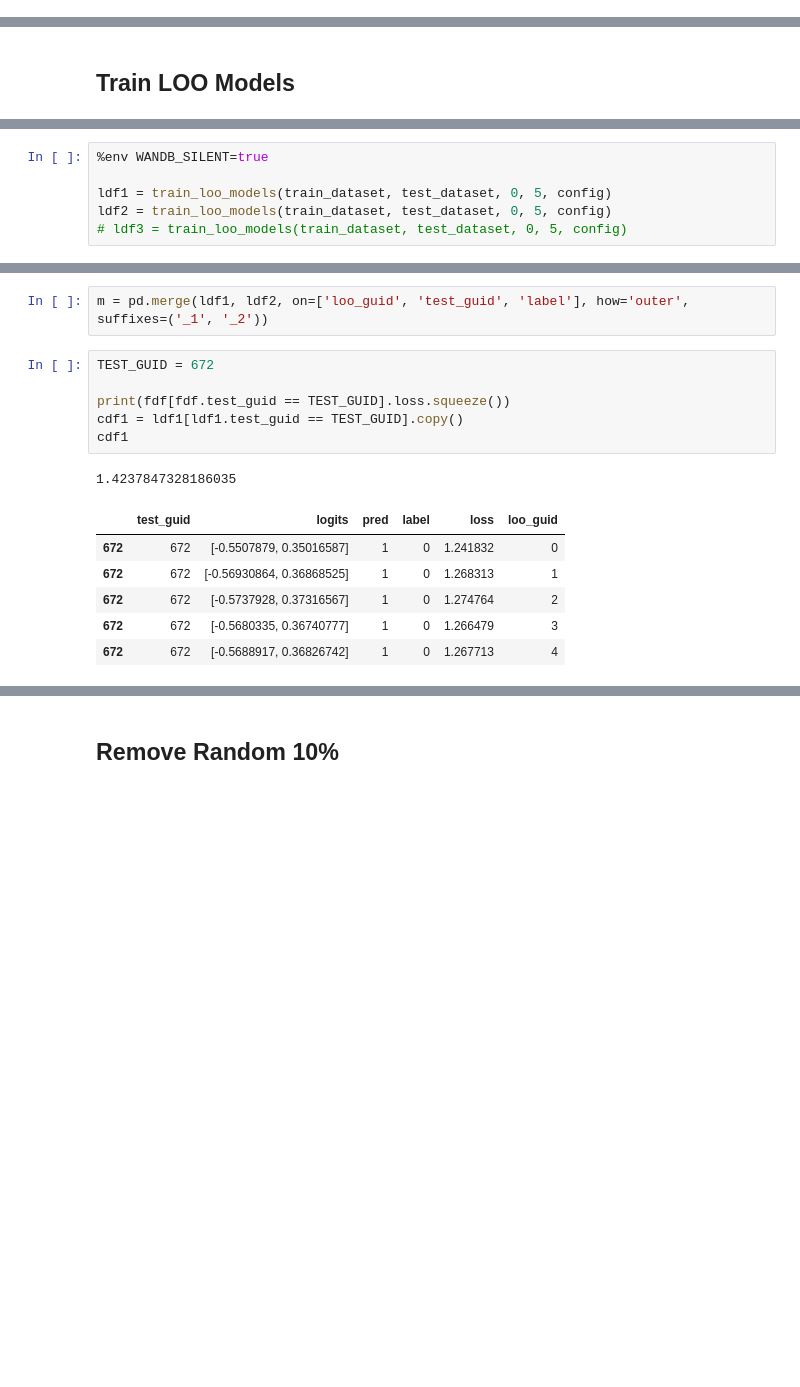
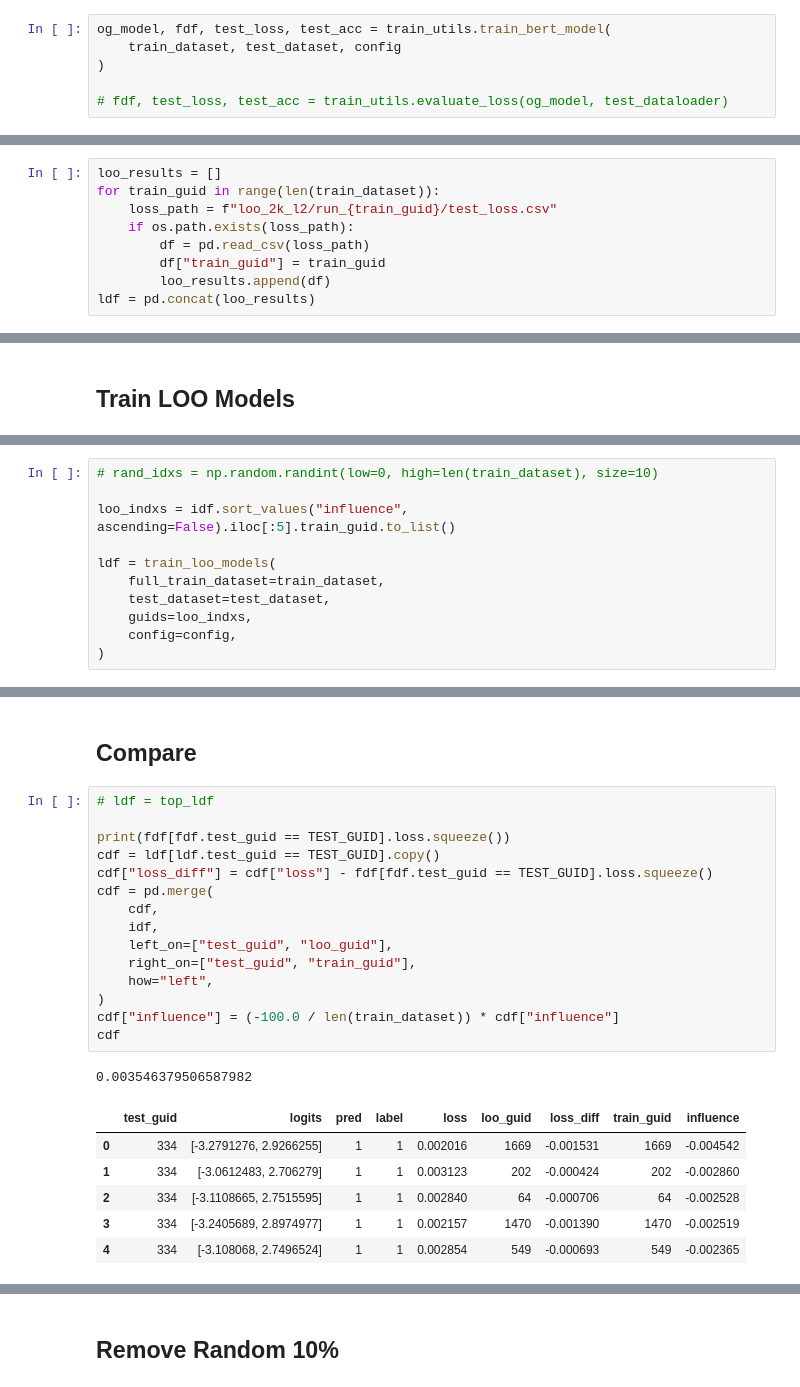
Before and after one commit to patcao/sentiment-influence-function, a Jupyter notebook: LOO-compare.ipynb, the cells around one changed output, grey strips where cells are left out. Cells and saved outputs as stored; diff of their text form; blank space fills up the shorter version.

```diff
--- a/LOO-compare.ipynb
+++ b/LOO-compare.ipynb
@@ -120,0 +70,6 @@ Find logs at: ./wandb/run-20230503_140349-8b8a554t/logs
+# %%
+og_model, fdf, test_loss, test_acc = train_utils.train_bert_model(
+    train_dataset, test_dataset, config
+)
+
+# fdf, test_loss, test_acc = train_utils.evaluate_loss(og_model, test_dataloader)
@@ -120,0 +134,9 @@ Find logs at: ./wandb/run-20230503_140349-8b8a554t/logs
+# %%
+loo_results = []
+for train_guid in range(len(train_dataset)):
+    loss_path = f"loo_2k_l2/run_{train_guid}/test_loss.csv"
+    if os.path.exists(loss_path):
+        df = pd.read_csv(loss_path)
+        df["train_guid"] = train_guid
+        loo_results.append(df)
+ldf = pd.concat(loo_results)
@@ -134,9 +280,14 @@ def train_loo_models(full_train_dataset, test_dataset, start_guid, end_guid, con
     ldf = pd.concat(loo_losses, axis=0)
     return ldf
 # %%
-%env WANDB_SILENT=true
+# rand_idxs = np.random.randint(low=0, high=len(train_dataset), size=10)
 
-ldf1 = train_loo_models(train_dataset, test_dataset, 0, 5, config)
-ldf2 = train_loo_models(train_dataset, test_dataset, 0, 5, config)
-# ldf3 = train_loo_models(train_dataset, test_dataset, 0, 5, config)
+loo_indxs = idf.sort_values("influence", ascending=False).iloc[:5].train_guid.to_list()
+
+ldf = train_loo_models(
+    full_train_dataset=train_dataset,
+    test_dataset=test_dataset,
+    guids=loo_indxs,
+    config=config,
+)
 # %% [output]
@@ -161,16 +323,25 @@ Run history:
-# %%
-m = pd.merge(ldf1, ldf2, on=['loo_guid', 'test_guid', 'label'], how='outer', suffixes=('_1', '_2'))
+# %% [markdown]
+## Compare
 # %%
-TEST_GUID = 672
+# ldf = top_ldf
 
 print(fdf[fdf.test_guid == TEST_GUID].loss.squeeze())
-cdf1 = ldf1[ldf1.test_guid == TEST_GUID].copy()
-cdf1
+cdf = ldf[ldf.test_guid == TEST_GUID].copy()
+cdf["loss_diff"] = cdf["loss"] - fdf[fdf.test_guid == TEST_GUID].loss.squeeze()
+cdf = pd.merge(
+    cdf,
+    idf,
+    left_on=["test_guid", "loo_guid"],
+    right_on=["test_guid", "train_guid"],
+    how="left",
+)
+cdf["influence"] = (-100.0 / len(train_dataset)) * cdf["influence"]
+cdf
 # %% [output]
-1.4237847328186035
+0.003546379506587982
-|  | test_guid | logits | pred | label | loss | loo_guid |
-| 672 | 672 | [-0.5507879, 0.35016587] | 1 | 0 | 1.241832 | 0 |
-| 672 | 672 | [-0.56930864, 0.36868525] | 1 | 0 | 1.268313 | 1 |
-| 672 | 672 | [-0.5737928, 0.37316567] | 1 | 0 | 1.274764 | 2 |
-| 672 | 672 | [-0.5680335, 0.36740777] | 1 | 0 | 1.266479 | 3 |
-| 672 | 672 | [-0.5688917, 0.36826742] | 1 | 0 | 1.267713 | 4 |
+|  | test_guid | logits | pred | label | loss | loo_guid | loss_diff | train_guid | influence |
+| 0 | 334 | [-3.2791276, 2.9266255] | 1 | 1 | 0.002016 | 1669 | -0.001531 | 1669 | -0.004542 |
+| 1 | 334 | [-3.0612483, 2.706279] | 1 | 1 | 0.003123 | 202 | -0.000424 | 202 | -0.002860 |
+| 2 | 334 | [-3.1108665, 2.7515595] | 1 | 1 | 0.002840 | 64 | -0.000706 | 64 | -0.002528 |
+| 3 | 334 | [-3.2405689, 2.8974977] | 1 | 1 | 0.002157 | 1470 | -0.001390 | 1470 | -0.002519 |
+| 4 | 334 | [-3.108068, 2.7496524] | 1 | 1 | 0.002854 | 549 | -0.000693 | 549 | -0.002365 |
```
Also changed, not shown: parts of 49 cells of this notebook, 37 other files.
